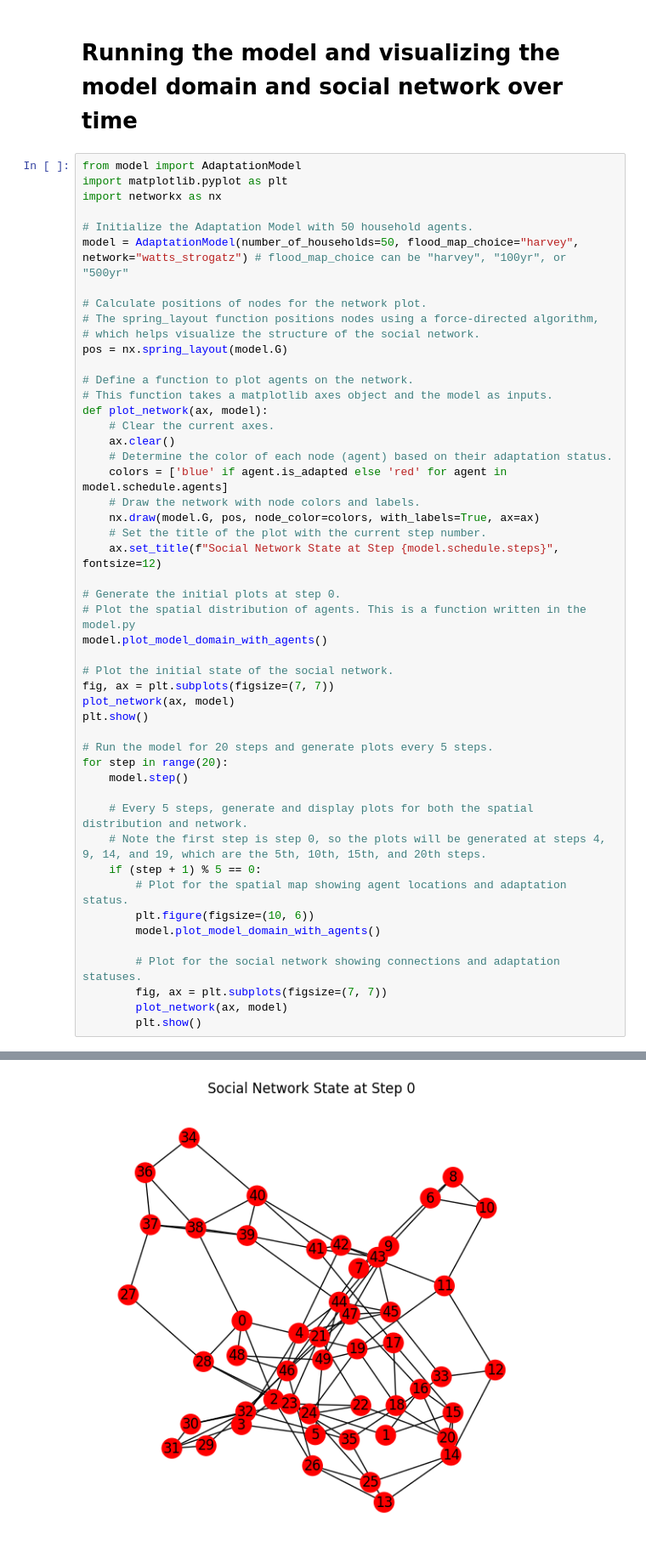
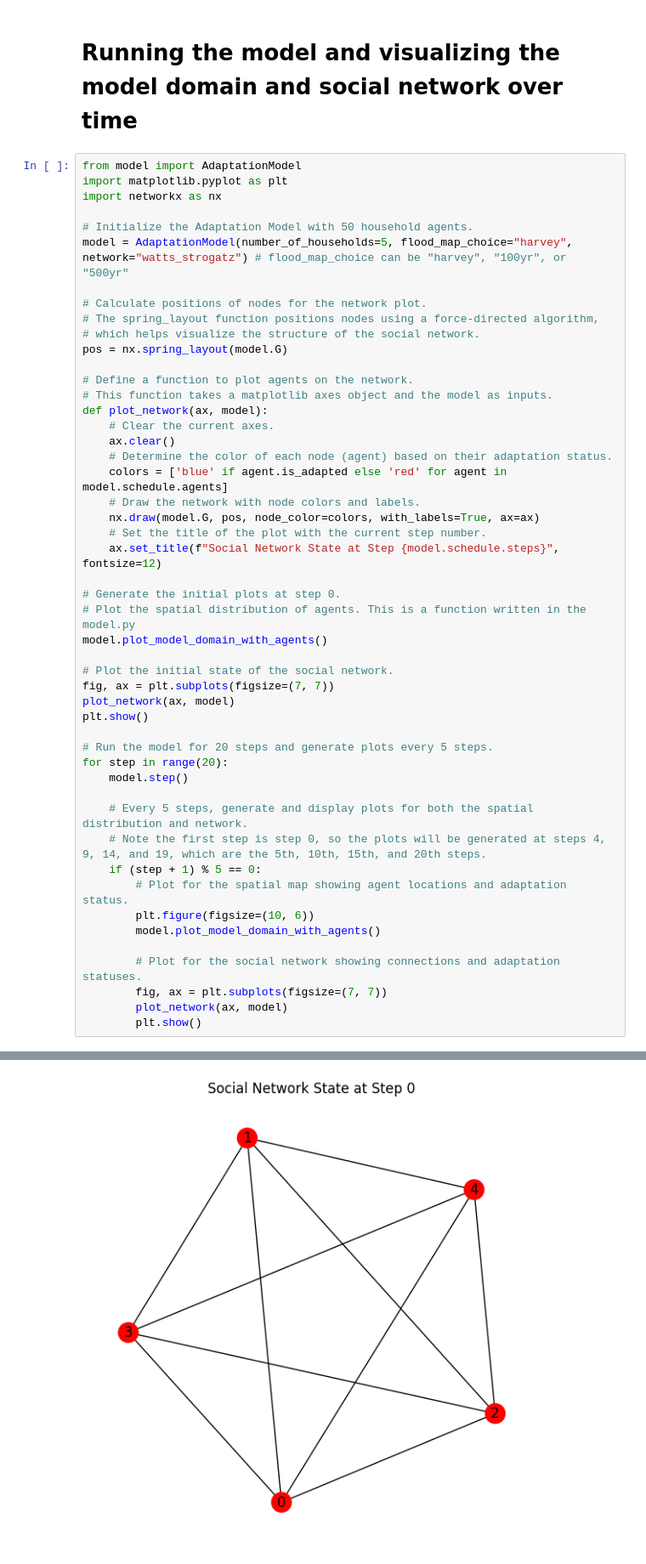
Before and after one commit to StijnWalsh/ABM_Project_Final, a Jupyter notebook: base_model_mesa/model/demo.ipynb, the cells around one changed output, grey strips where cells are left out. Shown at 85% size. Drawn from its saved outputs; the diff is of its cells as text.

```diff
--- a/base_model_mesa/model/demo.ipynb
+++ b/base_model_mesa/model/demo.ipynb
@@ -26,7 +26,7 @@ import matplotlib.pyplot as plt
 import networkx as nx
 
 # Initialize the Adaptation Model with 50 household agents.
-model = AdaptationModel(number_of_households=50, flood_map_choice="harvey", network="watts_strogatz") # flood_map_choice can be "harvey", "100yr", or "500yr"
+model = AdaptationModel(number_of_households=5, flood_map_choice="harvey", network="watts_strogatz") # flood_map_choice can be "harvey", "100yr", or "500yr"
 
 # Calculate positions of nodes for the network plot.
 # The spring_layout function positions nodes using a force-directed algorithm,
@@ -93 +93 @@ Agents own belief= 0.049655962152274635
-[figure, old version]
+[figure, new version]
```
Also changed, not shown: parts of 3 cells of this notebook, 2 other files.
